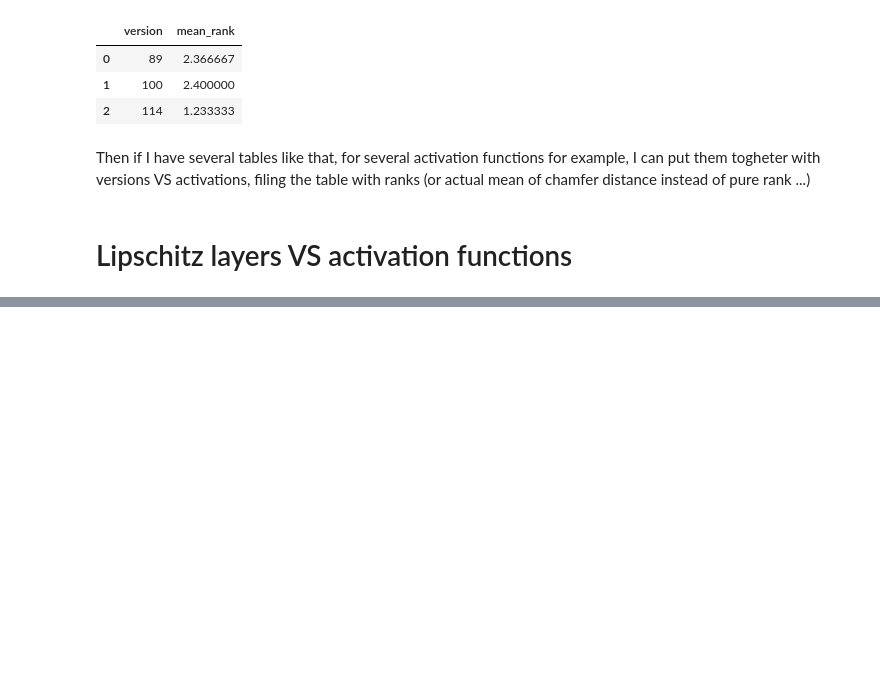
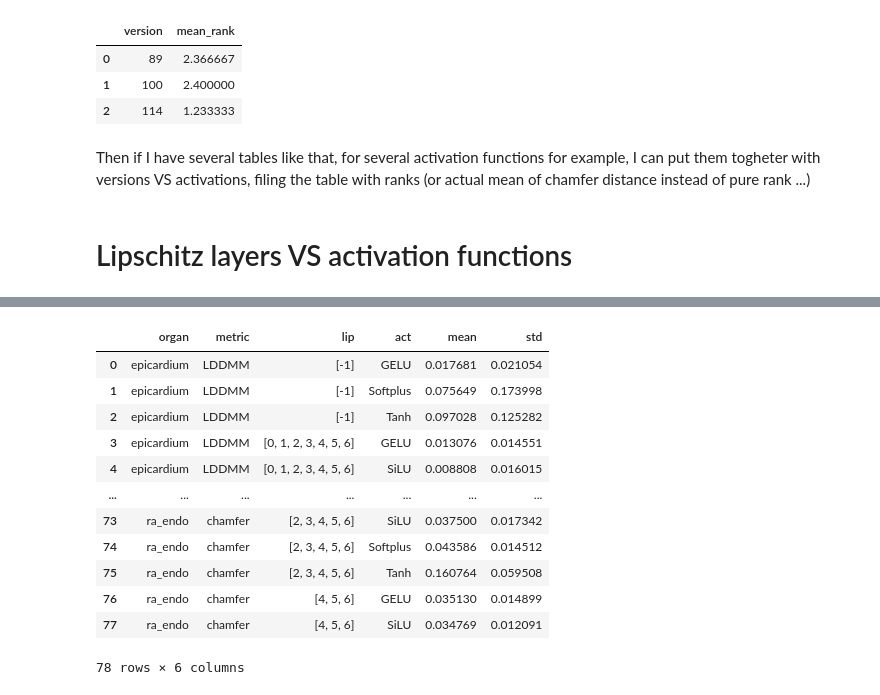
Before and after one commit to enr1xo/deepcsdf-ventricles-MRI, a Jupyter notebook: summarize_performance_metrics.ipynb, the cells around one changed output, grey strips where cells are left out. Drawn from its saved outputs; the diff is of its cells as text; code cells hidden in the pictures; blank space fills up the shorter version.

```diff
--- a/summarize_performance_metrics.ipynb
+++ b/summarize_performance_metrics.ipynb
@@ -204,0 +211,20 @@ df_all
+# %%
+df = df_all.groupby(["organ", "metric", "lip", "act"])["value"].agg(
+    mean="mean",
+    std="std"
+).reset_index()
+df
+# %% [output]
+|  | organ | metric | lip | act | mean | std |
+| 0 | epicardium | LDDMM | [-1] | GELU | 0.017681 | 0.021054 |
+| 1 | epicardium | LDDMM | [-1] | Softplus | 0.075649 | 0.173998 |
+| 2 | epicardium | LDDMM | [-1] | Tanh | 0.097028 | 0.125282 |
+| 3 | epicardium | LDDMM | [0, 1, 2, 3, 4, 5, 6] | GELU | 0.013076 | 0.014551 |
+| 4 | epicardium | LDDMM | [0, 1, 2, 3, 4, 5, 6] | SiLU | 0.008808 | 0.016015 |
+| ... | ... | ... | ... | ... | ... | ... |
+| 73 | ra_endo | chamfer | [2, 3, 4, 5, 6] | SiLU | 0.037500 | 0.017342 |
+| 74 | ra_endo | chamfer | [2, 3, 4, 5, 6] | Softplus | 0.043586 | 0.014512 |
+| 75 | ra_endo | chamfer | [2, 3, 4, 5, 6] | Tanh | 0.160764 | 0.059508 |
+| 76 | ra_endo | chamfer | [4, 5, 6] | GELU | 0.035130 | 0.014899 |
+| 77 | ra_endo | chamfer | [4, 5, 6] | SiLU | 0.034769 | 0.012091 |
+78 rows × 6 columns
```
Also changed, not shown: parts of 6 cells of this notebook.
